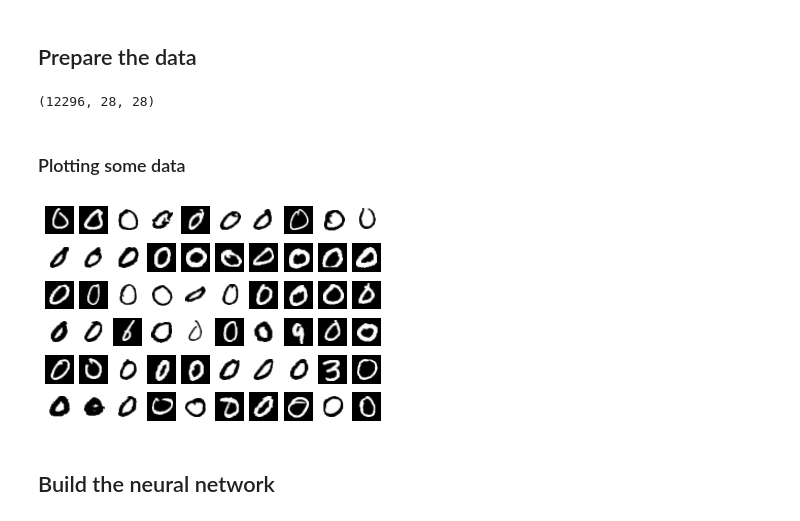
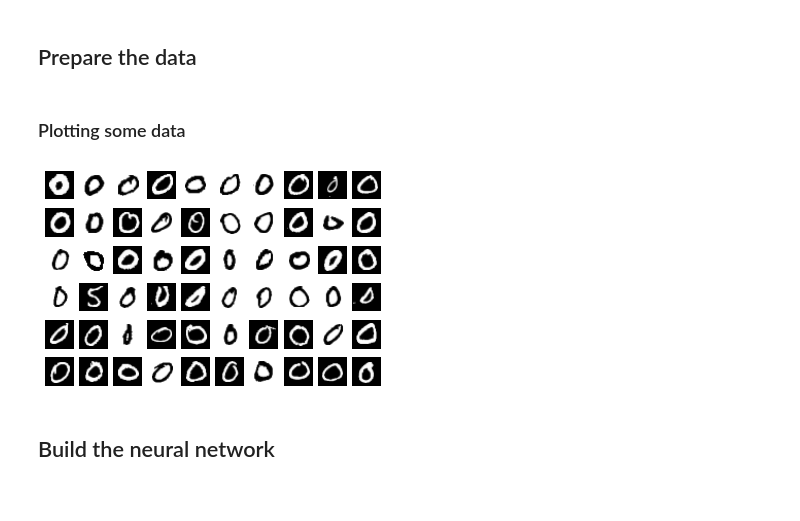
Before and after one commit to nmnsharma007/SimplifiedObjectDetection, a Jupyter notebook: MNIST classification.ipynb, the cells around one changed output. Cells and saved outputs as stored; diff of their text form; code cells hidden in the pictures.

Commit message:
added training for all digits

```diff
--- a/MNIST classification.ipynb
+++ b/MNIST classification.ipynb
@@ -36,8 +38,8 @@ test_images,test_labels = preprocessing(test_set)
 ## Prepare the data
 # %%
 # function to prepare the dataset for a given digit
-def prepare_training_data(dataset_images,dataset_labels,digit):
-    indices = np.asarray(np.where(dataset_labels == digit)) # indices of occurrence of digit as label
+def prepare_training_data(dataset_images,dataset_labels,class_num):
+    indices = np.asarray(np.where(dataset_labels == class_num)) # indices of occurrence of digit as label
     indices = indices.flatten()
 
     dataset_images_positive = dataset_images[indices] # images consisting of positive class
@@ -45,7 +47,7 @@ def prepare_training_data(dataset_images,dataset_labels,digit):
     # get the images for making negative dataset
     dataset_images_negative = invert(dataset_images_positive) # inverted images
     for i in range(0,10):
-        if digit != i:
+        if class_num != i:
             # get the indices where label == i
             temp_indices = np.asarray(np.where(dataset_labels == i))
             temp_indices = temp_indices.flatten()
@@ -58,19 +60,17 @@ def prepare_training_data(dataset_images,dataset_labels,digit):
     # concatenate the negative and positive datasets
     modified_dataset_images = np.concatenate((dataset_images_positive,dataset_images_negative))
     modified_dataset_labels = np.concatenate((dataset_labels_positive,dataset_labels_negative))
-    # convert into Tensors
-    print(modified_dataset_images.shape)
     tensor_x = torch.Tensor(modified_dataset_images)
     tensor_y = torch.Tensor(modified_dataset_labels)
     new_dataset = TensorDataset(tensor_x,tensor_y)
     return new_dataset
 
-def concat_datasets(dataset1_images,dataset1_labels,dataset2_images,dataset2_labels,digit):
+def concat_datasets(dataset1_images,dataset1_labels,dataset2_images,dataset2_labels,class_num):
     # join the two datasets
     joined_dataset_images = np.concatenate((dataset1_images,dataset2_images))
     joined_dataset_labels = np.concatenate((dataset1_labels,dataset2_labels))
 
-    indices = np.asarray(np.where(joined_dataset_labels == digit)) # indices of occurrence of digit as label
+    indices = np.asarray(np.where(joined_dataset_labels == class_num)) # indices of occurrence of class as label
     indices = indices.flatten()
     dataset_images_positive = joined_dataset_images[indices] # images consisting of positive class
     dataset_labels_positive = np.full(shape=(dataset_images_positive.shape[0],2),fill_value=[1,0],dtype=np.float32)
@@ -86,27 +86,25 @@ def concat_datasets(dataset1_images,dataset1_labels,dataset2_images,dataset2_lab
     tensor_y = torch.Tensor(modified_dataset_labels)
     new_dataset = TensorDataset(tensor_x,tensor_y)
     return new_dataset
-
-train_digit_set = prepare_training_data(train_images,train_labels,0) # fetch the training set for a digit
-test_digit_set = concat_datasets(train_images,train_labels,test_images,test_labels,0)
-train_loader = DataLoader(train_digit_set,batch_size=64,shuffle=True)
-test_loader = DataLoader(test_digit_set,batch_size=64,shuffle=True) # take original testing set of 10 digits
-# %% [output]
-(12296, 28, 28)
 # %% [markdown]
 ### Plotting some data
 # %%
+class_num = 0
+train_class_set = prepare_training_data(train_images,train_labels,class_num) # fetch the training set for a class
+test_class_set = concat_datasets(train_images,train_labels,test_images,test_labels,class_num)
+train_loader = DataLoader(train_class_set,batch_size=64,shuffle=True)
+test_loader = DataLoader(test_class_set,batch_size=64,shuffle=True) # take original testing set of all classes
 dataiter = iter(train_loader)
 images,labels = dataiter.next()
 figure = plt.figure()
 # print(labels)
 num_of_images = 60
 for index in range(1,num_of_images+1):
     plt.subplot(6,10,index)
     plt.axis('off')
     plt.imshow(images[index].numpy().squeeze(),cmap='gray_r')
 # %% [output]
-[figure, old version]
+[figure, new version]
 # %% [markdown]
 ## Build the neural network
 # %%
```
Also changed, not shown: parts of 3 cells of this notebook.
